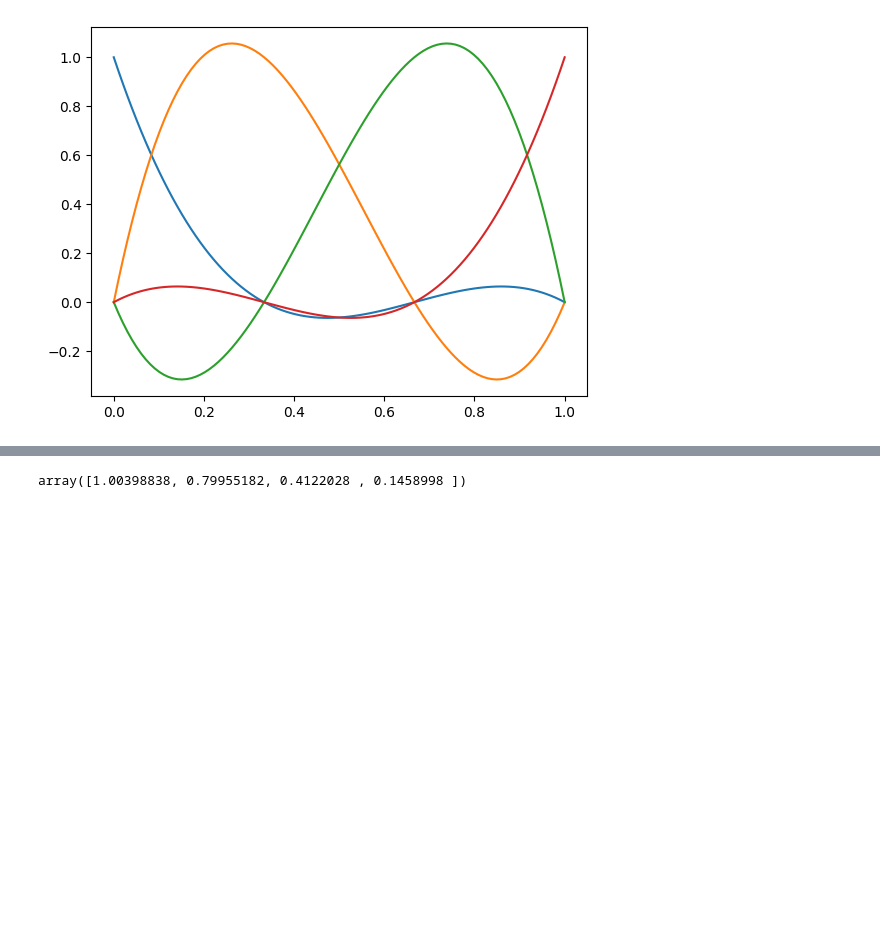
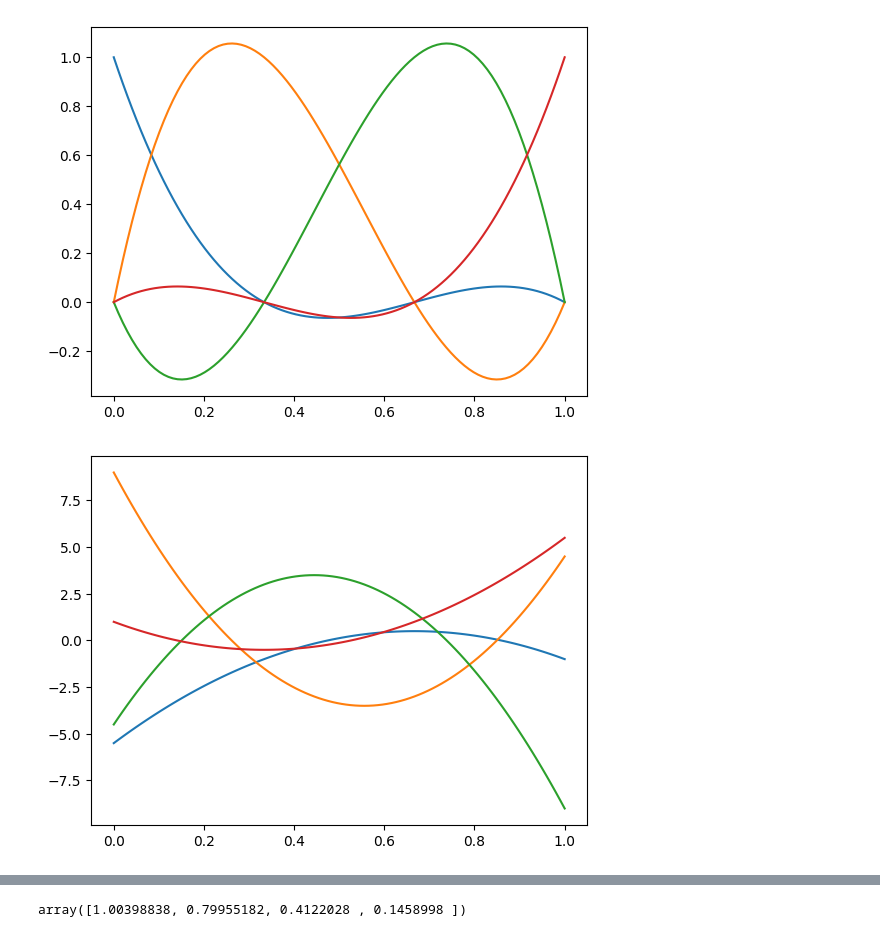
Before and after one commit to c-earth/TNPDE, a Jupyter notebook: 03_basis.ipynb, the cells around one changed output, grey strips where cells are left out. Saved outputs shown, nothing was run; the diff lists cells and outputs as text; code cells hidden in the pictures; blank space fills up the shorter version.

```diff
--- a/03_basis.ipynb
+++ b/03_basis.ipynb
@@ -13,4 +21,8 @@ basis_1d = LagrangeBasis(1, 3)
 basis_1d.visualize()
 # %% [output]
 [figure]
+# %%
+basis_1d.visualize(derivative = True, dim = 0)
+# %% [output]
+[figure, added]
 # %%
```
Also changed, not shown: parts of 21 cells of this notebook, 1 other file.
